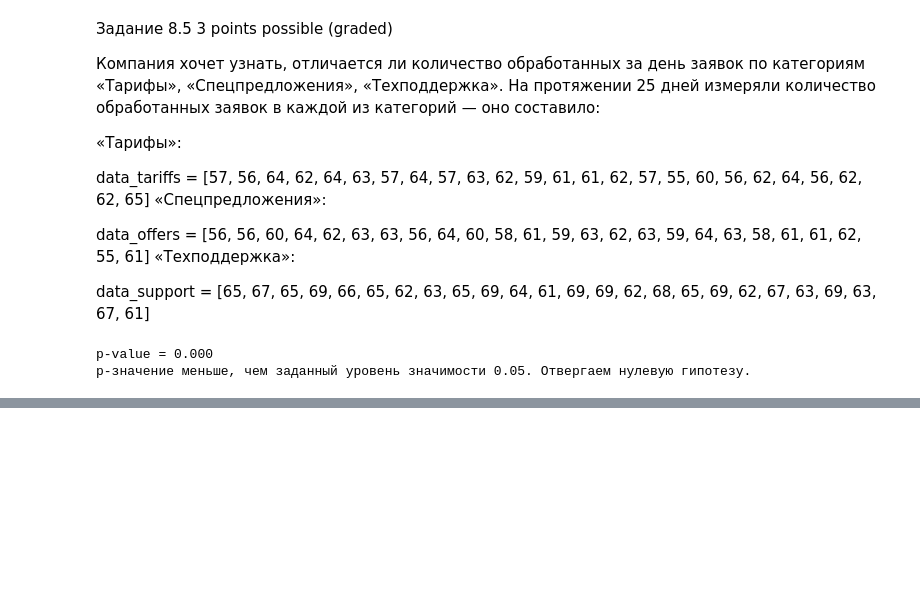
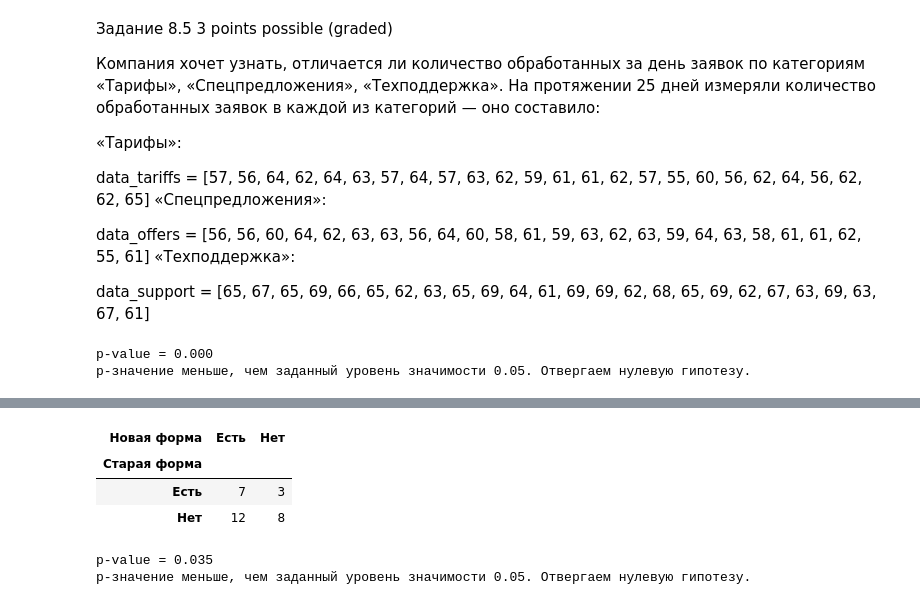
Before and after one commit to eartzhi/lessons, a Jupyter notebook: eda_4/eda_4.ipynb, the cells around one changed output, grey strips where cells are left out. Cells and saved outputs as stored; diff of their text form; code cells hidden in the pictures; blank space fills up the shorter version.

```diff
--- a/eda_4/eda_4.ipynb
+++ b/eda_4/eda_4.ipynb
@@ -650,0 +750,40 @@ p-значение меньше, чем заданный уровень знач
+# %%
+
+data = pd.DataFrame([['Есть', 'Есть'], ['Есть', 'Нет'], ['Нет', 'Есть'],
+                     ['Нет', 'Есть'], ['Нет', 'Нет'], ['Есть', 'Есть'],
+                     ['Нет', 'Есть'], ['Нет', 'Есть'], ['Нет', 'Есть'],
+                     ['Нет', 'Есть'], ['Нет', 'Есть'], ['Нет', 'Есть'],
+                     ['Есть', 'Есть'], ['Нет', 'Есть'], ['Нет','Нет'],
+                     ['Нет', 'Нет'], ['Нет', 'Нет'], ['Есть', 'Нет'],
+                     ['Есть', 'Есть'], ['Нет', 'Нет'], ['Нет', 'Есть'],
+                     ['Есть', 'Нет'], ['Есть', 'Есть'], ['Нет', 'Нет'],
+                     ['Есть', 'Есть'], ['Нет', 'Есть'], ['Есть', 'Есть'],
+                     ['Нет', 'Нет'], ['Нет', 'Есть'], ['Нет', 'Нет']],
+                    columns=['Старая форма', 'Новая форма'])
+
+# вычисляем таблицу сопряжённости
+table = pd.crosstab(data['Старая форма'], data['Новая форма'])
+display(table)
+
+
+
+# проводим тест
+res = mcnemar(table)
+
+# извлекаем значение p-value из результатов теста
+p = res.pvalue
+
+print('p-value = {:.3f}'.format(p))
+
+# интерпретируем результат
+if p <= alpha:
+    print('p-значение меньше, чем заданный уровень значимости {:.2f}. Отвергаем нулевую гипотезу.'.format(alpha))
+else:
+    print('p-значение больше, чем заданный уровень значимости {:.2f}. У нас нет оснований отвергнуть нулевую гипотезу.'.format(alpha))
+# %% [output]
+| Новая форма | Есть | Нет |
+| Старая форма |  |  |
+| Есть | 7 | 3 |
+| Нет | 12 | 8 |
+p-value = 0.035
+p-значение меньше, чем заданный уровень значимости 0.05. Отвергаем нулевую гипотезу.
```
Also changed, not shown: parts of 6 cells of this notebook, 3 other files.
